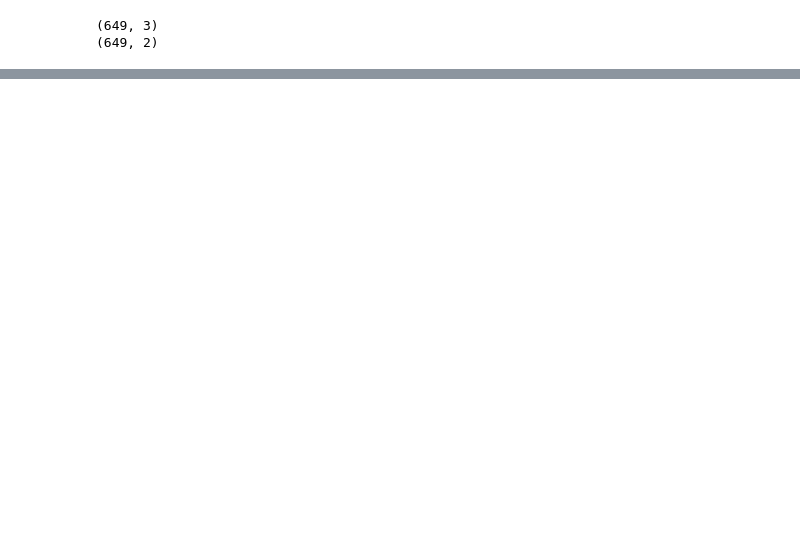
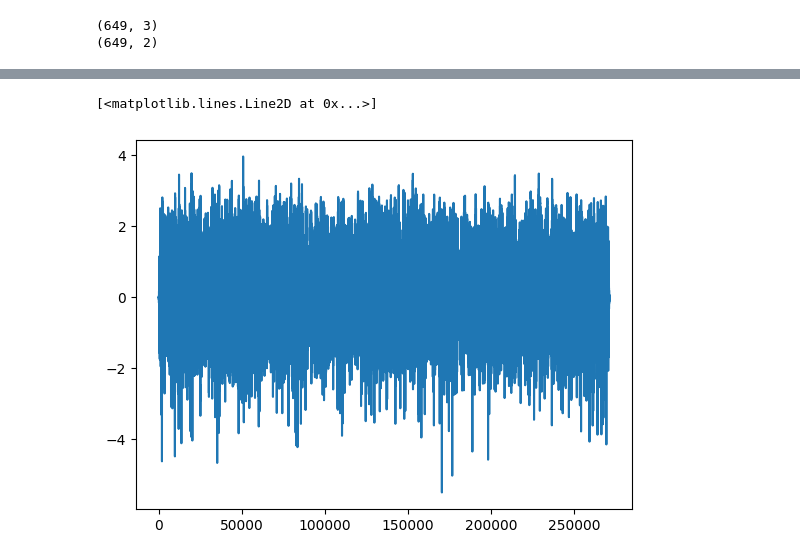
Before and after one commit to NoahWanless/SuperEeg-M467-project, a Jupyter notebook: tara_func_examples.ipynb, the cells around one changed output, grey strips where cells are left out. Saved outputs shown, nothing was run; the diff lists cells and outputs as text; code cells hidden in the pictures; blank space fills up the shorter version.

```diff
--- a/tara_func_examples.ipynb
+++ b/tara_func_examples.ipynb
@@ -17,0 +66,7 @@ AttributeError: Module 'scipy' has no attribute 'cdist'
+# %%
+
+Y = ecogs[0] #this is the data we have of this patient
+row_means = np.mean(Y, axis=0, keepdims=True)
+row_stds = np.std(Y, axis=0, keepdims=True)
+row_means.shape
+Y_z_score = (Y - row_means) / row_stds
@@ -17,0 +127,6 @@ AttributeError: Module 'scipy' has no attribute 'cdist'
+# %%
+plt.plot(Y_z_score[:,11])
+#plt.plot(ecogs[0])
+# %% [output]
+[<matplotlib.lines.Line2D at 0x...>]
+[figure, added]
```
Also changed, not shown: parts of 18 cells of this notebook, 2 other files.
